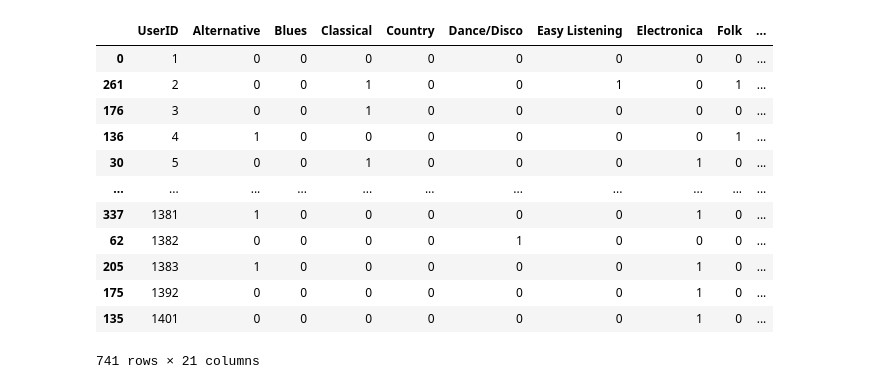
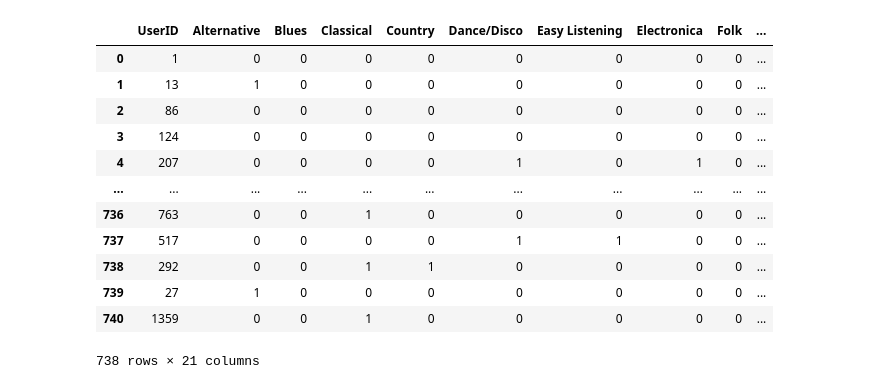
Before and after one commit to s-bose/Moods_dataset, a Jupyter notebook: moodo.ipynb, the cells around one changed output. Saved outputs shown, nothing was run; the diff lists cells and outputs as text; code cells hidden in the pictures.

Commit message:
data cleaning almost done

```diff
--- a/moodo.ipynb
+++ b/moodo.ipynb
@@ -27,23 +35,20 @@ def nested_extract(node):
     if (list(node)):
         final = [nested_extract(elem) for elem in node]
         return final
-
     return node.text
 
 
 columns = []
 for item in root:
-    child1 = ET.Element(root)
-    child1 = item
     for cols in item:
         columns.append(cols.tag)
     break
-len(columns)
-
+print(f"Number of 1st-level columns: {len(columns)}")
 
 tree = nested_extract(root)
-tree = pd.DataFrame(tree, columns=columns)
+tree_df = pd.DataFrame(tree, columns=columns)
 
-tree_cp = tree.copy()
-tree_cp.head()
+tree_cp = tree_df.copy()
+print(f"Columns: {tree_cp.columns.to_list()}")
+tree_cp.head(2)
 # %% [output]
@@ -63,0 +88,3 @@ Index(['UserID', 'Age', 'Gender', 'Living', 'YearsOfMusicEducation',
+# %%
+tree_cp.dropna(inplace=True)
+tree_cp.info()
@@ -64,34 +128,22 @@ Index(['UserID', 'Age', 'Gender', 'Living', 'YearsOfMusicEducation',
 # %%
-composite = [
-    'PreferredGenres',
-    'CurrentMoodVA',
-    'CurrentMoodColor',
-    'CurrentMoodA',
-    'EmotionVA',
-    'EmotionHSV',
-    'Songs'
-]
+user = pd.DataFrame({'UserID': tree_cp['UserID'].astype('int64')})
+genre_exploded = tree_cp['PreferredGenres'].explode() # expand list of genres for a sample
+                                                      # into individual rows
 
-
-# tree_cp =
-
-genre_df = pd.DataFrame({'UserID': tree_cp['UserID'].astype('int64')})
-genre_exploded = tree_cp['PreferredGenres'].explode()
-
-genre_df = genre_df.join(pd.crosstab(genre_exploded.index, genre_exploded))
-genre_df.sort_values('UserID', inplace=True)
+                                                      # frequency of each genre for each user
+genre_df = user.join(pd.crosstab(genre_exploded.index, genre_exploded))
 genre_df
 # %% [output]
 |  | UserID | Alternative | Blues | Classical | Country | Dance/Disco | Easy Listening | Electronica | Folk | ... |
 | 0 | 1 | 0 | 0 | 0 | 0 | 0 | 0 | 0 | 0 | ... |
-| 261 | 2 | 0 | 0 | 1 | 0 | 0 | 1 | 0 | 1 | ... |
-| 176 | 3 | 0 | 0 | 1 | 0 | 0 | 0 | 0 | 0 | ... |
-| 136 | 4 | 1 | 0 | 0 | 0 | 0 | 0 | 0 | 1 | ... |
-| 30 | 5 | 0 | 0 | 1 | 0 | 0 | 0 | 1 | 0 | ... |
+| 1 | 13 | 1 | 0 | 0 | 0 | 0 | 0 | 0 | 0 | ... |
+| 2 | 86 | 0 | 0 | 0 | 0 | 0 | 0 | 0 | 0 | ... |
+| 3 | 124 | 0 | 0 | 0 | 0 | 0 | 0 | 0 | 0 | ... |
+| 4 | 207 | 0 | 0 | 0 | 0 | 1 | 0 | 1 | 0 | ... |
 | ... | ... | ... | ... | ... | ... | ... | ... | ... | ... | ... |
-| 337 | 1381 | 1 | 0 | 0 | 0 | 0 | 0 | 1 | 0 | ... |
-| 62 | 1382 | 0 | 0 | 0 | 0 | 1 | 0 | 0 | 0 | ... |
-| 205 | 1383 | 1 | 0 | 0 | 0 | 0 | 0 | 1 | 0 | ... |
-| 175 | 1392 | 0 | 0 | 0 | 0 | 0 | 0 | 1 | 0 | ... |
-| 135 | 1401 | 0 | 0 | 0 | 0 | 0 | 0 | 1 | 0 | ... |
+| 736 | 763 | 0 | 0 | 1 | 0 | 0 | 0 | 0 | 0 | ... |
+| 737 | 517 | 0 | 0 | 0 | 0 | 1 | 1 | 0 | 0 | ... |
+| 738 | 292 | 0 | 0 | 1 | 1 | 0 | 0 | 0 | 0 | ... |
+| 739 | 27 | 1 | 0 | 0 | 0 | 0 | 0 | 0 | 0 | ... |
+| 740 | 1359 | 0 | 0 | 1 | 0 | 0 | 0 | 0 | 0 | ... |
-741 rows × 21 columns
+738 rows × 21 columns
```
Also changed, not shown: parts of 36 cells of this notebook, 6 other files.
